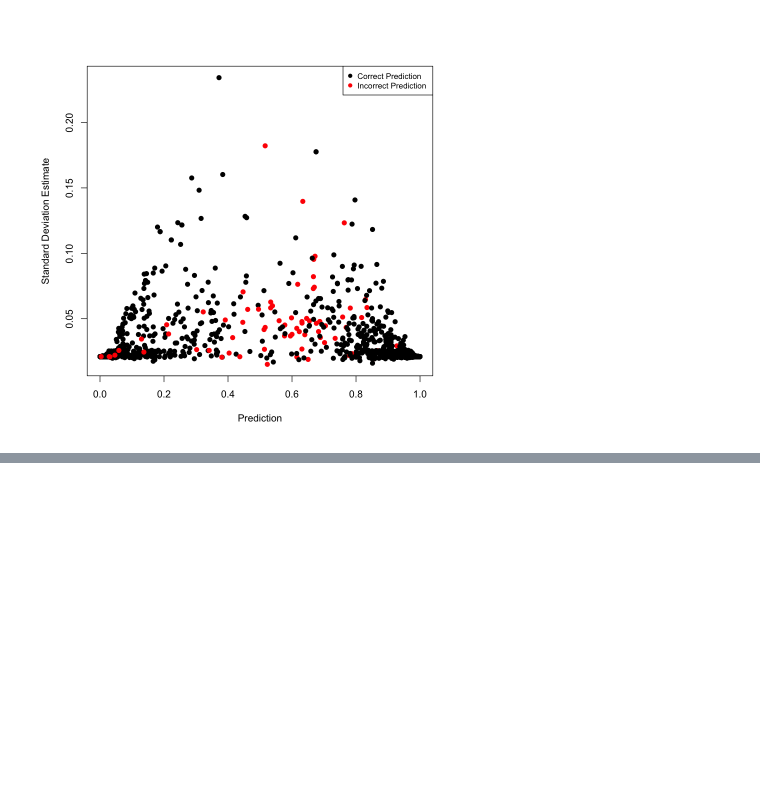
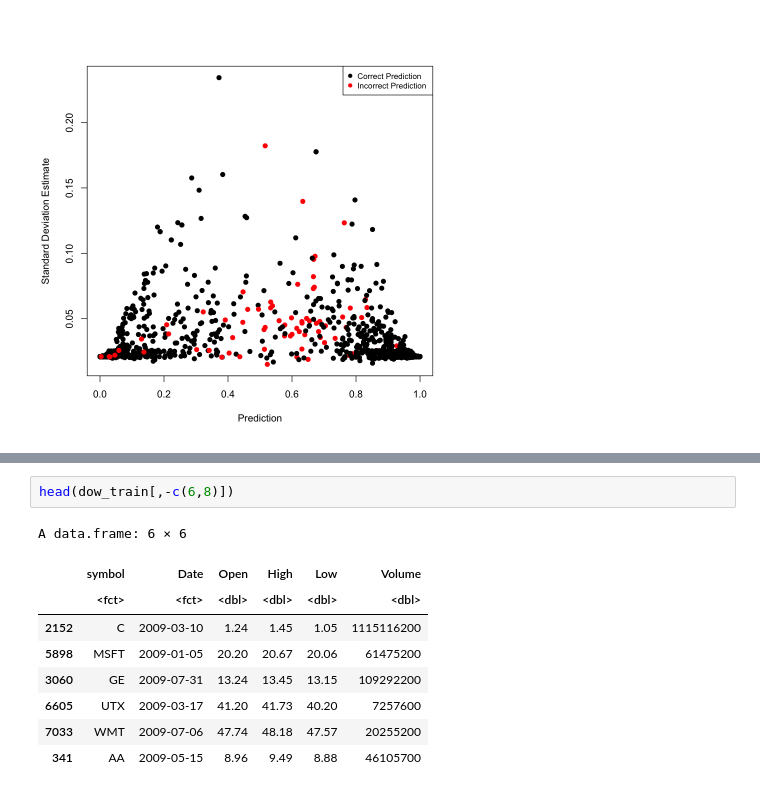
Before and after one commit to lewisblake/CSCI575, a Jupyter notebook: TheoryProject/experiments.ipynb, the cells around one changed output, grey strips where cells are left out. Saved outputs shown, nothing was run; the diff lists cells and outputs as text; blank space fills up the shorter version.

```diff
--- a/TheoryProject/experiments.ipynb
+++ b/TheoryProject/experiments.ipynb
@@ -284,0 +329,12 @@ legend("topright", legend=c("Correct Prediction", "Incorrect Prediction"),
+# %%
+head(dow_train[,-c(6,8)])
+# %% [output]
+A data.frame: 6 × 6
+|  | symbol | Date | Open | High | Low | Volume |
+|  | <fct> | <fct> | <dbl> | <dbl> | <dbl> | <dbl> |
+| 2152 | C | 2009-03-10 | 1.24 | 1.45 | 1.05 | 1115116200 |
+| 5898 | MSFT | 2009-01-05 | 20.20 | 20.67 | 20.06 | 61475200 |
+| 3060 | GE | 2009-07-31 | 13.24 | 13.45 | 13.15 | 109292200 |
+| 6605 | UTX | 2009-03-17 | 41.20 | 41.73 | 40.20 | 7257600 |
+| 7033 | WMT | 2009-07-06 | 47.74 | 48.18 | 47.57 | 20255200 |
+| 341 | AA | 2009-05-15 | 8.96 | 9.49 | 8.88 | 46105700 |
```
Also changed, not shown: parts of 11 cells of this notebook.
